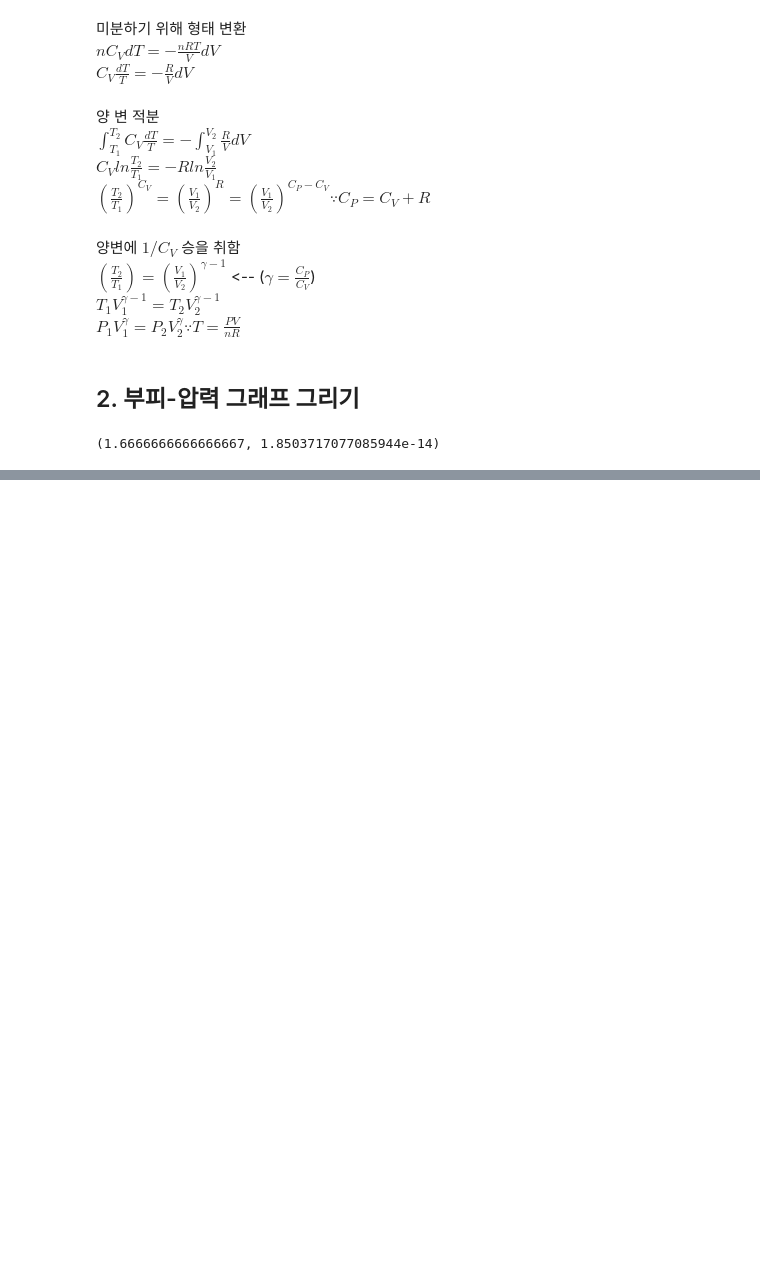
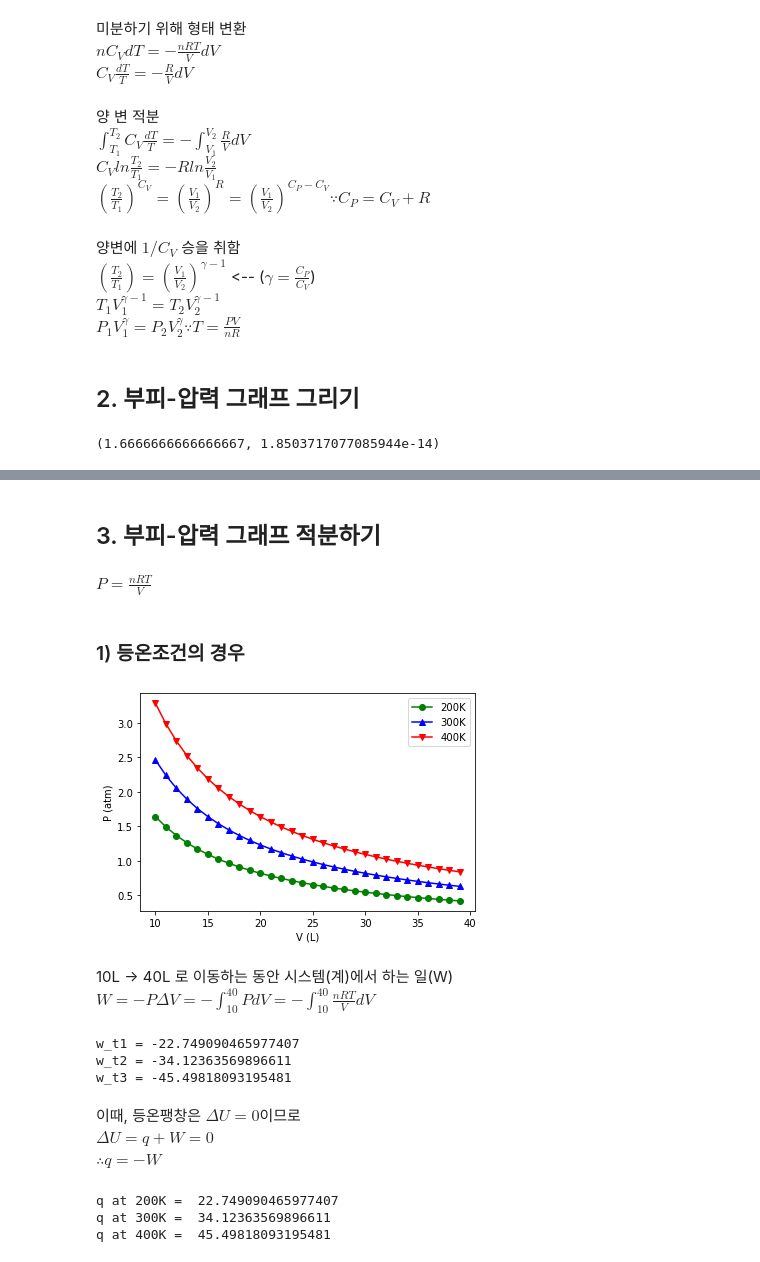
Before and after one commit to BrainNim/Study, a Jupyter notebook: K-MOOC/코딩으로 배우는 일반화학/week_3.ipynb, the cells around one changed output, grey strips where cells are left out. Drawn from its saved outputs; the diff is of its cells as text; code cells hidden in the pictures; blank space fills up the shorter version.

```diff
--- a/K-MOOC/코딩으로 배우는 일반화학/week_3.ipynb
+++ b/K-MOOC/코딩으로 배우는 일반화학/week_3.ipynb
@@ -74,0 +97,68 @@ print(I)
+# %% [markdown]
+## 3. 부피-압력 그래프 적분하기
+# %% [markdown]
+$ P = \frac{nRT}{V} $
+# %% [markdown]
+### 1) 등온조건의 경우
+# %%
+import numpy as np
+from scipy.integrate import quad
+import matplotlib.pyplot as plt
+
+R = 0.08205  # in L atm /(K mol)
+
+def P(V, n, T):
+    return n*R*T/V
+
+V = np.arange(10,40,1)
+n = 1
+T1 = 200
+T2 = 300
+T3 = 400
+
+plt.plot(V,P(V,n, T1), 'go-', label = '200K')
+plt.plot(V,P(V,n, T2), 'b^-', label = '300K')
+plt.plot(V,P(V,n, T3), 'rv-', label = '400K')
+
+plt.legend()
+plt.xlabel('V (L)')
+plt.ylabel('P (atm)')
+plt.show()
+# %% [output]
+[figure, added]
+# %% [markdown]
+10L -> 40L 로 이동하는 동안 시스템(계)에서 하는 일(W)
+$ W = -P \Delta V = - \int_{10}^{40}P dV = - \int_{10}^{40} \frac{nRT}{V} dV $
+# %%
+# 10L -> 40L 로 이동하는 동안 시스템(계)에서 하는 일(W)
+
+V1 = 10
+V2 = 40
+
+w_t1 = -quad(P,V1,V2, args=(n,T1))[0]
+w_t2 = -quad(P,V1,V2, args=(n,T2))[0]
+w_t3 = -quad(P,V1,V2, args=(n,T3))[0]
+
+print('w_t1 =',w_t1)
+print('w_t2 =',w_t2)
+print('w_t3 =',w_t3)
+# %% [output]
+w_t1 = -22.749090465977407
+w_t2 = -34.12363569896611
+w_t3 = -45.49818093195481
+# %% [markdown]
+이때, 등온팽창은 $\Delta U = 0$이므로
+$ \Delta U = q + W = 0 $
+$ \therefore q = -W $
+# %%
+q_t1 = -w_t1
+q_t2 = -w_t2
+q_t3 = -w_t3
+
+print('q at 200K = ', q_t1)
+print('q at 300K = ', q_t2)
+print('q at 400K = ', q_t3)
+# %% [output]
+q at 200K =  22.749090465977407
+q at 300K =  34.12363569896611
+q at 400K =  45.49818093195481
```
Also changed, not shown: parts of 9 cells of this notebook.
